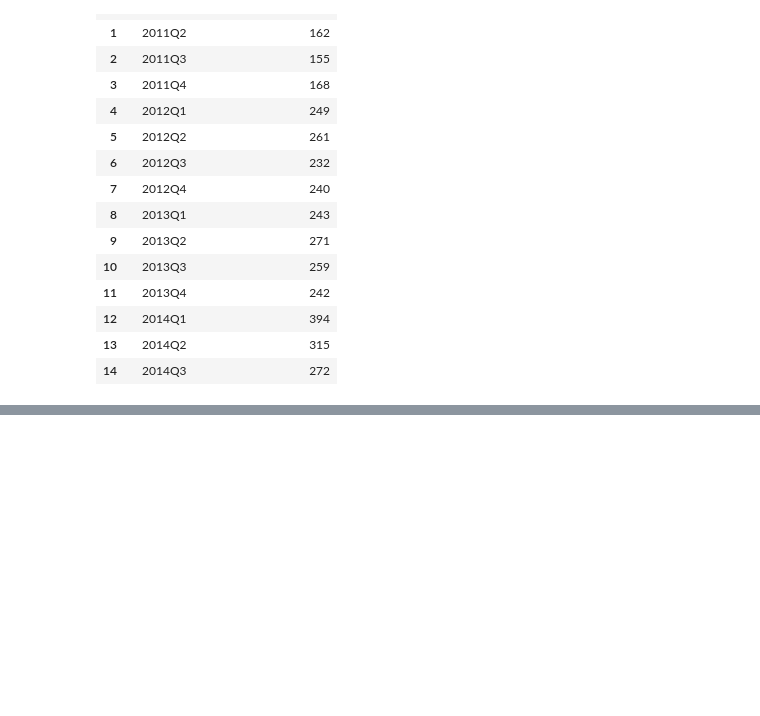
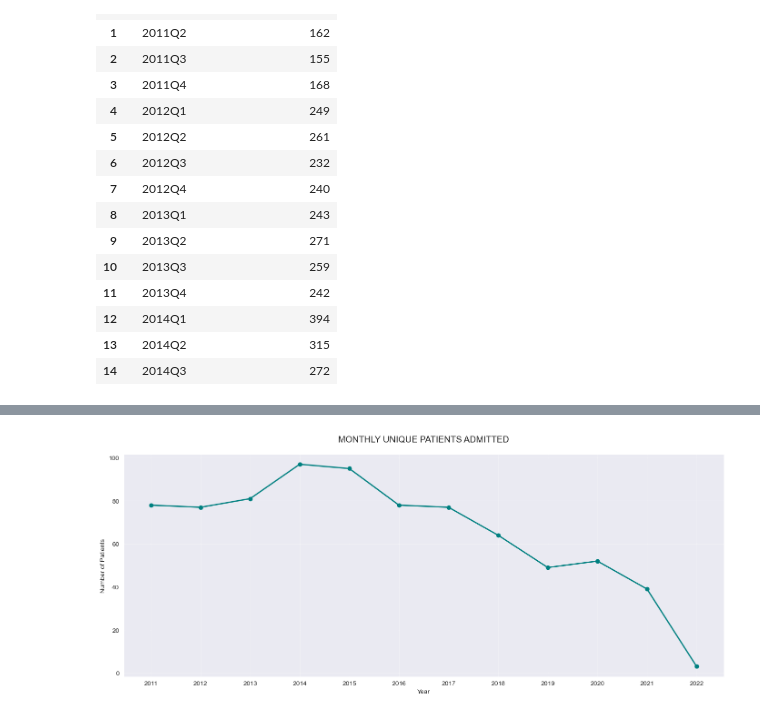
Before and after one commit to GoldenboyFX/Pandas-Worksheet, a Jupyter notebook: Hospital_DF_WORK-checkpoint.ipynb, the cells around one changed output, grey strips where cells are left out. Cells and saved outputs as stored; diff of their text form; code cells hidden in the pictures; blank space fills up the shorter version.

```diff
--- a/Hospital_DF_WORK-checkpoint.ipynb
+++ b/Hospital_DF_WORK-checkpoint.ipynb
@@ -204,0 +257,17 @@ top_readmission.head(10)
+# %%
+## Admiisions over time
+monthly_admsn=Hospital_encounters[Hospital_encounters['ENCOUNTERCLASS']=='inpatient'].copy()
+monthly_admsn['MONTH_YEAR']=monthly_admsn['START'].dt.to_period('M').astype(str)
+
+
+monthly_summary= (monthly_admsn.groupby('MONTH_YEAR')['PATIENT'].nunique().reset_index(name='NO_OF_PATIENTS_ADMITTED'))
+monthly_summary=monthly_summary.sort_values('MONTH_YEAR').reset_index(drop=True)
+
+monthly_summary['PREVIOUS_MONTHS_PATIENTS']= monthly_summary['NO_OF_PATIENTS_ADMITTED'].shift(1)
+monthly_summary['GROWTH_RATE_ADMSN_%']=(
+    (monthly_summary['NO_OF_PATIENTS_ADMITTED']- monthly_summary['PREVIOUS_MONTHS_PATIENTS'])
+    /monthly_summary['PREVIOUS_MONTHS_PATIENTS']*100
+).round(2)
+monthly_summary['GROWTH_RATE_ADMSN_%']= monthly_summary['GROWTH_RATE_ADMSN_%'].fillna(0)
+monthly_summary= monthly_summary[['MONTH_YEAR','NO_OF_PATIENTS_ADMITTED','PREVIOUS_MONTHS_PATIENTS','GROWTH_RATE_ADMSN_%']]
+print(monthly_summary.head(10).to_string(index=False))
@@ -204,0 +286,16 @@ top_readmission.head(10)
+# %%
+monthly_summary['YEAR']=pd.to_datetime(monthly_summary['MONTH_YEAR']).dt.year
+yearly_summary=monthly_summary.groupby('YEAR')['NO_OF_PATIENTS_ADMITTED'].sum()
+plt.figure(figsize=(14,6))
+plt.plot(yearly_summary.index,
+         yearly_summary.values,marker='o', linewidth=2, color='teal')
+
+plt.title('MONTHLY UNIQUE PATIENTS ADMITTED', fontsize=14, pad=20)
+plt.xlabel('Year')
+plt.ylabel('Number of Patients')
+plt.xticks(yearly_summary.index)
+plt.grid(True, alpha=0.3)
+plt.tight_layout()
+plt.show()
+# %% [output]
+[figure, added]
```
Also changed, not shown: parts of 19 cells of this notebook.
